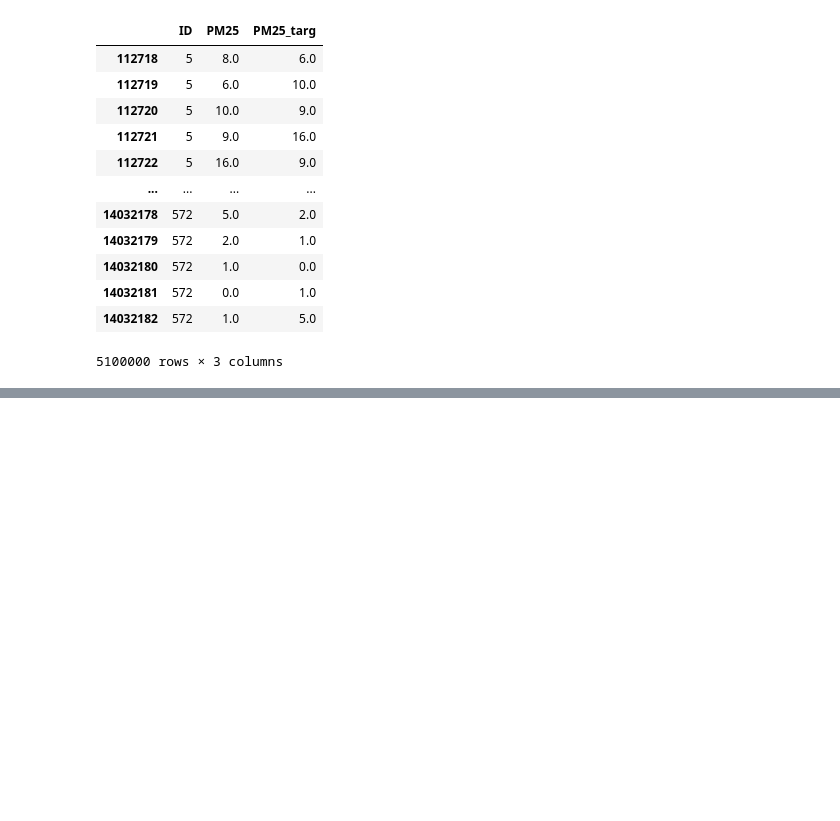
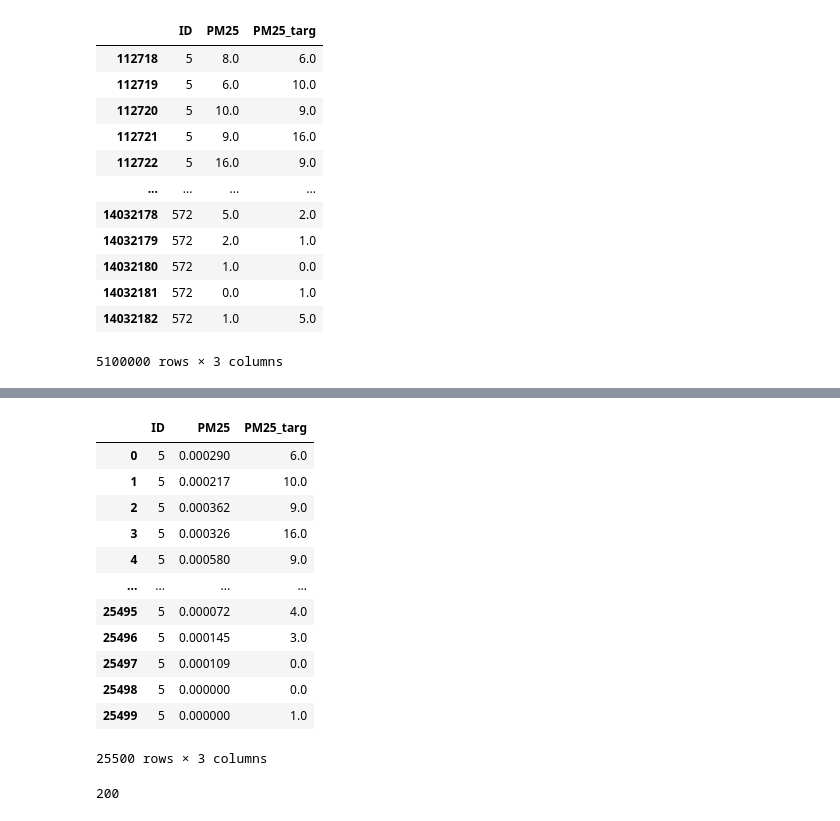
Before and after one commit to NicoArmas/gdl_air_quality, a Jupyter notebook: code/experiments.ipynb, the cells around one changed output, grey strips where cells are left out. Drawn from its saved outputs; the diff is of its cells as text; code cells hidden in the pictures; blank space fills up the shorter version.

```diff
--- a/code/experiments.ipynb
+++ b/code/experiments.ipynb
@@ -525,0 +782,8 @@ print(min_id, min_shape)
+# %%
+corrected_df = pd.read_csv('../data/final_lstm_subdim.csv')
+
+corrected_df['ID'] = pd.to_numeric(corrected_df['ID'])
+corrected_df['PM25'] = pd.to_numeric(corrected_df['PM25'])
+corrected_df['PM25_targ'] = pd.to_numeric(corrected_df['PM25_targ'])
+
+corrected_df.dtypes
@@ -529,0 +817,20 @@ RuntimeError: Sizes of tensors must match except in dimension 0. Expected size 2
+# %%
+corrected_df[corrected_df['ID'] == 5]
+# %% [output]
+|  | ID | PM25 | PM25_targ |
+| 0 | 5 | 0.000290 | 6.0 |
+| 1 | 5 | 0.000217 | 10.0 |
+| 2 | 5 | 0.000362 | 9.0 |
+| 3 | 5 | 0.000326 | 16.0 |
+| 4 | 5 | 0.000580 | 9.0 |
+| ... | ... | ... | ... |
+| 25495 | 5 | 0.000072 | 4.0 |
+| 25496 | 5 | 0.000145 | 3.0 |
+| 25497 | 5 | 0.000109 | 0.0 |
+| 25498 | 5 | 0.000000 | 0.0 |
+| 25499 | 5 | 0.000000 | 1.0 |
+25500 rows × 3 columns
+# %%
+len(a)
+# %% [output]
+200
```
Also changed, not shown: parts of 45 cells of this notebook.
